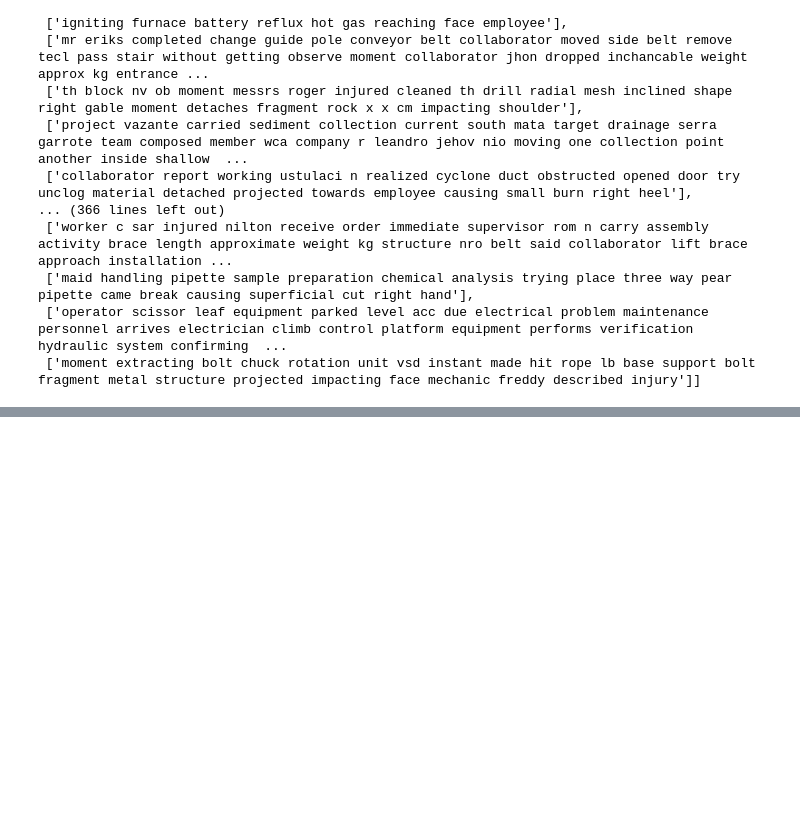
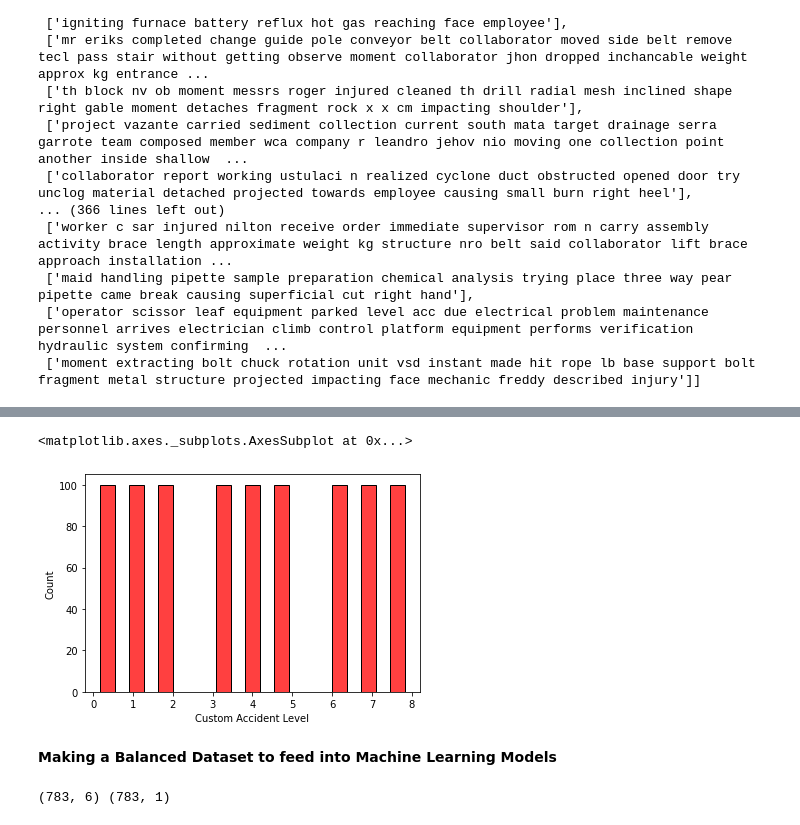
Before and after one commit to siiddd/Risk-Analysis-Chatbot, a Jupyter notebook: Chatbot.ipynb, the cells around one changed output, grey strips where cells are left out. Saved outputs shown, nothing was run; the diff lists cells and outputs as text; code cells hidden in the pictures; blank space fills up the shorter version.

```diff
--- a/Chatbot.ipynb
+++ b/Chatbot.ipynb
@@ -436,4 +397,0 @@ y_train
-# %%
-temp = y_train.groupby(['Custom Accident Level'])
-for x in temp.get_group(j).index.values:
-  print(x, j, a, b, c, d, e)
@@ -448,4 +398,7 @@ for x in temp.get_group(j).index.values:
 # %%
+import math
+aug = naw.ContextualWordEmbsAug()
+
 temp = y_train.groupby(['Custom Accident Level'])
 
 for j in y_train['Custom Accident Level'].value_counts(sort = True).index.values:
@@ -458,15 +411,15 @@ for j in y_train['Custom Accident Level'].value_counts(sort = True).index.values
 
     if b > c:
       for z in range(c):
-        description.append(aug.augment(description[x], n = 1)
+        description.append(aug.augment(description[x], n = 1))
         y_train = y_train.append({'Custom Accident Level' : j}, ignore_index = True)
 
     elif c > b:
       for z in range(b):
-        aug.augment(description[x], n = math.floor(e))
+        description.append(aug.augment(description[x], n = math.floor(e)))
         y_train = y_train.append({'Custom Accident Level' : j}, ignore_index = True)
 
     elif c == b:
       for z in range(b):
-        aug.augment(description[x], n = 1)
+        description.append(aug.augment(description[x], n = 1))
         y_train = y_train.append({'Custom Accident Level' : j}, ignore_index = True)
@@ -482,0 +428,7 @@ description[description.index[8]]
+# %%
+description_augmented = pd.DataFrame(description, columns = ['Description'])
+description_augmented.to_csv('description_augmented.csv')
+# %%
+dataset_chatbot = pd.concat([description_augmented, y_train], axis = 1)
+dataset_chatbot.to_csv('dataset_chatbot.csv')
+dataset_chatbot.head(5)
@@ -482,0 +442,9 @@ description[description.index[8]]
+# %%
+import seaborn as sns
+
+sns.histplot(dataset_chatbot['Custom Accident Level'], shrink  = 0.5, color = 'red')
+# %% [output]
+<matplotlib.axes._subplots.AxesSubplot at 0x...>
+[figure, added]
+# %% [markdown]
+**Making a Balanced Dataset to feed into Machine Learning Models**
@@ -482,0 +456,4 @@ description[description.index[8]]
+# %%
+print(x_train_ml.shape, y_train_ml.shape)
+# %% [output]
+(783, 6) (783, 1)
```
Also changed, not shown: parts of 20 cells of this notebook.
